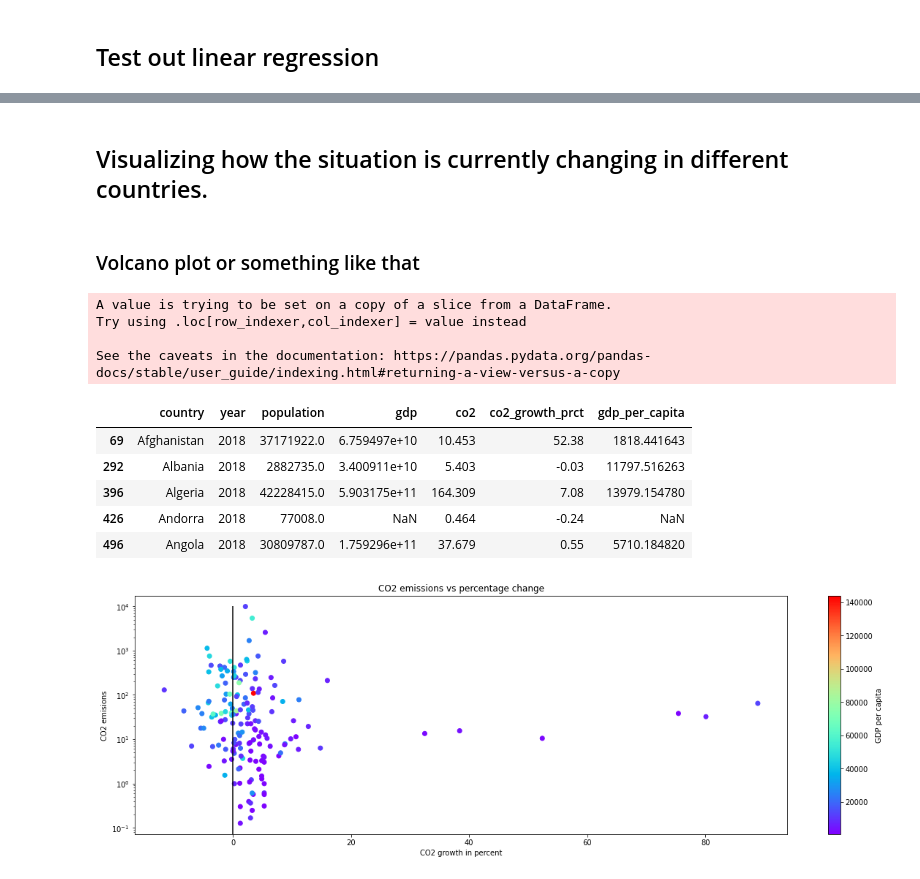
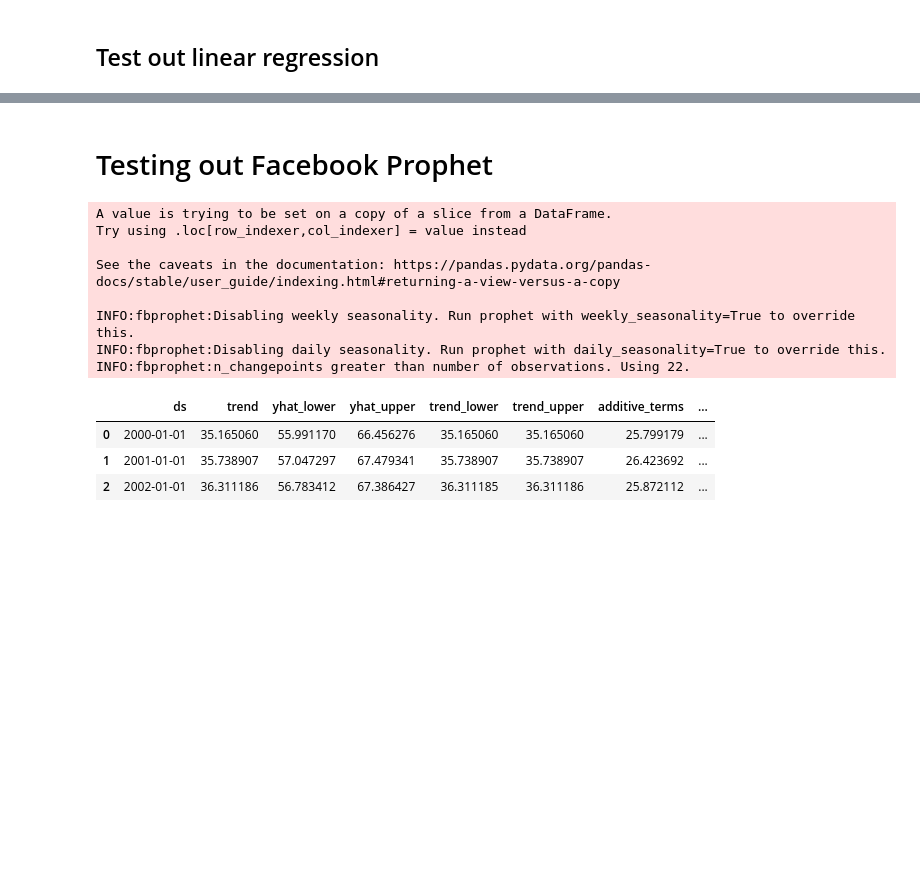
Before and after one commit to AayushKucheria/Reaktor-Communicating-Climate-Change, a Jupyter notebook: Data exploration.ipynb, the cells around one changed output, grey strips where cells are left out. Saved outputs shown, nothing was run; the diff lists cells and outputs as text; code cells hidden in the pictures; blank space fills up the shorter version.

```diff
--- a/Data exploration.ipynb
+++ b/Data exploration.ipynb
@@ -392,46 +368,32 @@ result[["prediction", "real"]].plot()
-# %% [markdown]
-## Visualizing how the situation is currently changing in different countries.
-# %% [markdown]
-### Volcano plot or something like that
-# %%
-df_volcano = df[["country", "year", "population", "gdp", "co2", "co2_growth_prct"]]
-df_volcano["gdp_per_capita"] = df_volcano["gdp"] / df_volcano["population"]
-df_volcano = df_volcano[df_volcano.year == 2018]
-
-# The non-countries that I have found in the data
-not_countries = ["Africa", "Antarctica", "Asia (excl. China & India)", "Asia", "EU-27", "EU-28", "Europe (excl. EU-27)", "Europe (excl. EU-28)", "International transport",
-                 "North America (excl. USA)", "North America", "Oceania", "South America", "World"]
-
-df_volcano = df_volcano[~df_volcano.country.isin(not_countries)]
-
-df_volcano.head(5)
-# %% [output]
-A value is trying to be set on a copy of a slice from a DataFrame.
-Try using .loc[row_indexer,col_indexer] = value instead
-
-See the caveats in the documentation: https://pandas.pydata.org/pandas-docs/stable/user_guide/indexing.html#returning-a-view-versus-a-copy
-|  | country | year | population | gdp | co2 | co2_growth_prct | gdp_per_capita |
-| 69 | Afghanistan | 2018 | 37171922.0 | 6.759497e+10 | 10.453 | 52.38 | 1818.441643 |
-| 292 | Albania | 2018 | 2882735.0 | 3.400911e+10 | 5.403 | -0.03 | 11797.516263 |
-| 396 | Algeria | 2018 | 42228415.0 | 5.903175e+11 | 164.309 | 7.08 | 13979.154780 |
-| 426 | Andorra | 2018 | 77008.0 | NaN | 0.464 | -0.24 | NaN |
-| 496 | Angola | 2018 | 30809787.0 | 1.759296e+11 | 37.679 | 0.55 | 5710.184820 |
-# %%
-import matplotlib.cm as cm
-
-
-color_values = df_volcano.gdp_per_capita
-
-plt.figure(figsize = (20, 6))
-points = plt.scatter(x = df_volcano.co2_growth_prct, y = df_volcano.co2, c = color_values, cmap="rainbow")
-plt.yscale("log")
-plt.xlabel("CO2 growth in percent")
-plt.ylabel("CO2 emisions")
-plt.title("CO2 emissions vs percentage change")
-#plt.xlim([-20, 20])
-plt.vlines(0, 0, 1*10**4)
-plt.colorbar(points).set_label("GDP per capita")
-
-# Ideas for interactive point annotations: https://stackoverflow.com/questions/7908636/how-to-add-hovering-annotations-in-matplotlib
-# %% [output]
-[figure, removed]
+# %% [markdown]
+# Testing out Facebook Prophet
+# %%
+import fbprophet
+
+train_data = training[["year", "co2"]]
+train_data["year"] = pd.to_datetime(train_data["year"], format="%Y")
+train_data.columns = ["ds","y"]
+
+test_data = pd.DataFrame(pd.to_datetime(test["year"], format= "%Y"))
+test_data.columns = ["ds"]
+
+
+model = fbprophet.Prophet()
+model.fit(train_data)
+
+forecast = model.predict(test_data)
+
+forecast.head(3)
+# %% [output]
+A value is trying to be set on a copy of a slice from a DataFrame.
+Try using .loc[row_indexer,col_indexer] = value instead
+
+See the caveats in the documentation: https://pandas.pydata.org/pandas-docs/stable/user_guide/indexing.html#returning-a-view-versus-a-copy
+
+INFO:fbprophet:Disabling weekly seasonality. Run prophet with weekly_seasonality=True to override this.
+INFO:fbprophet:Disabling daily seasonality. Run prophet with daily_seasonality=True to override this.
+INFO:fbprophet:n_changepoints greater than number of observations. Using 22.
+|  | ds | trend | yhat_lower | yhat_upper | trend_lower | trend_upper | additive_terms | ... |
+| 0 | 2000-01-01 | 35.165060 | 55.991170 | 66.456276 | 35.165060 | 35.165060 | 25.799179 | ... |
+| 1 | 2001-01-01 | 35.738907 | 57.047297 | 67.479341 | 35.738907 | 35.738907 | 26.423692 | ... |
+| 2 | 2002-01-01 | 36.311186 | 56.783412 | 67.386427 | 36.311185 | 36.311186 | 25.872112 | ... |
```
Also changed, not shown: parts of 6 cells of this notebook.
